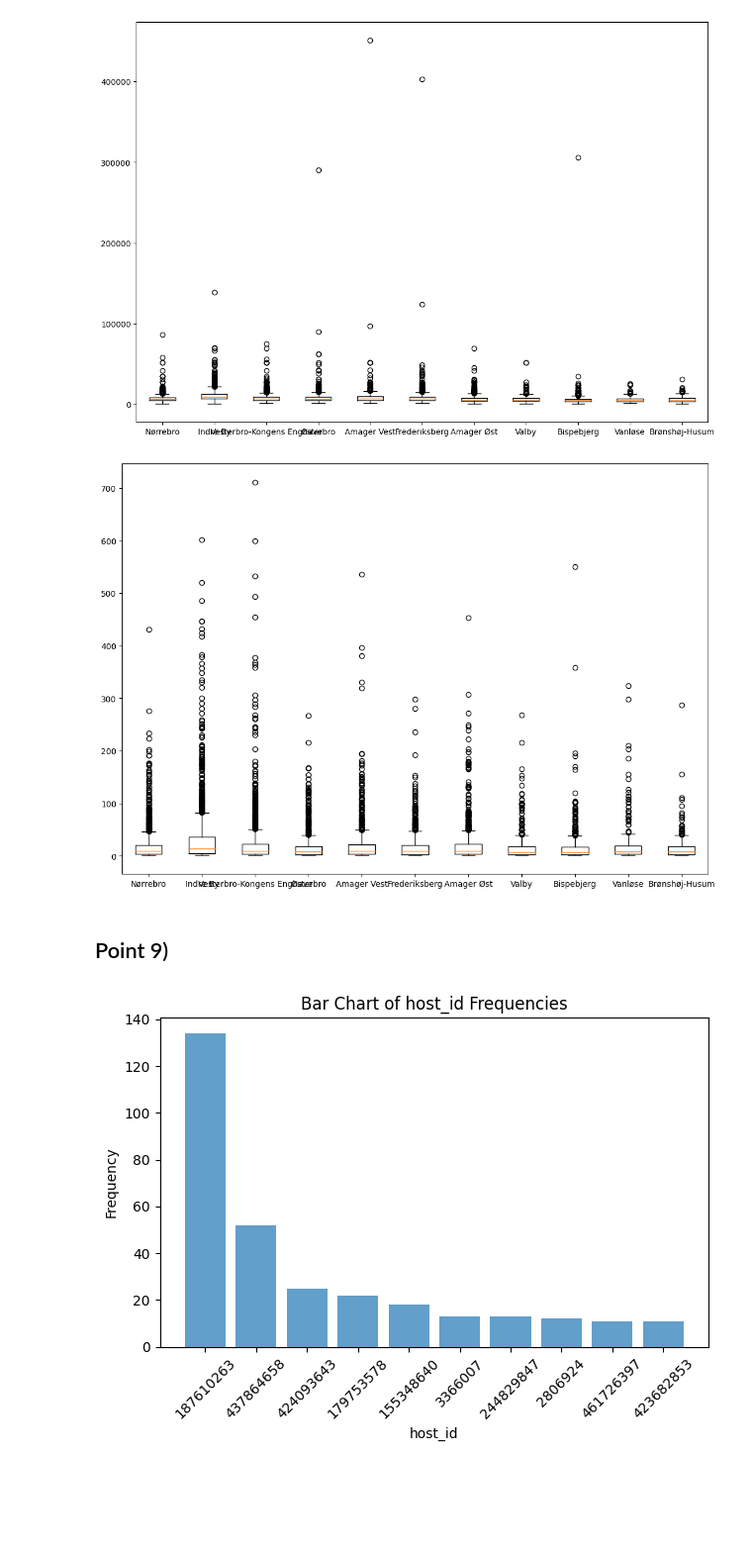
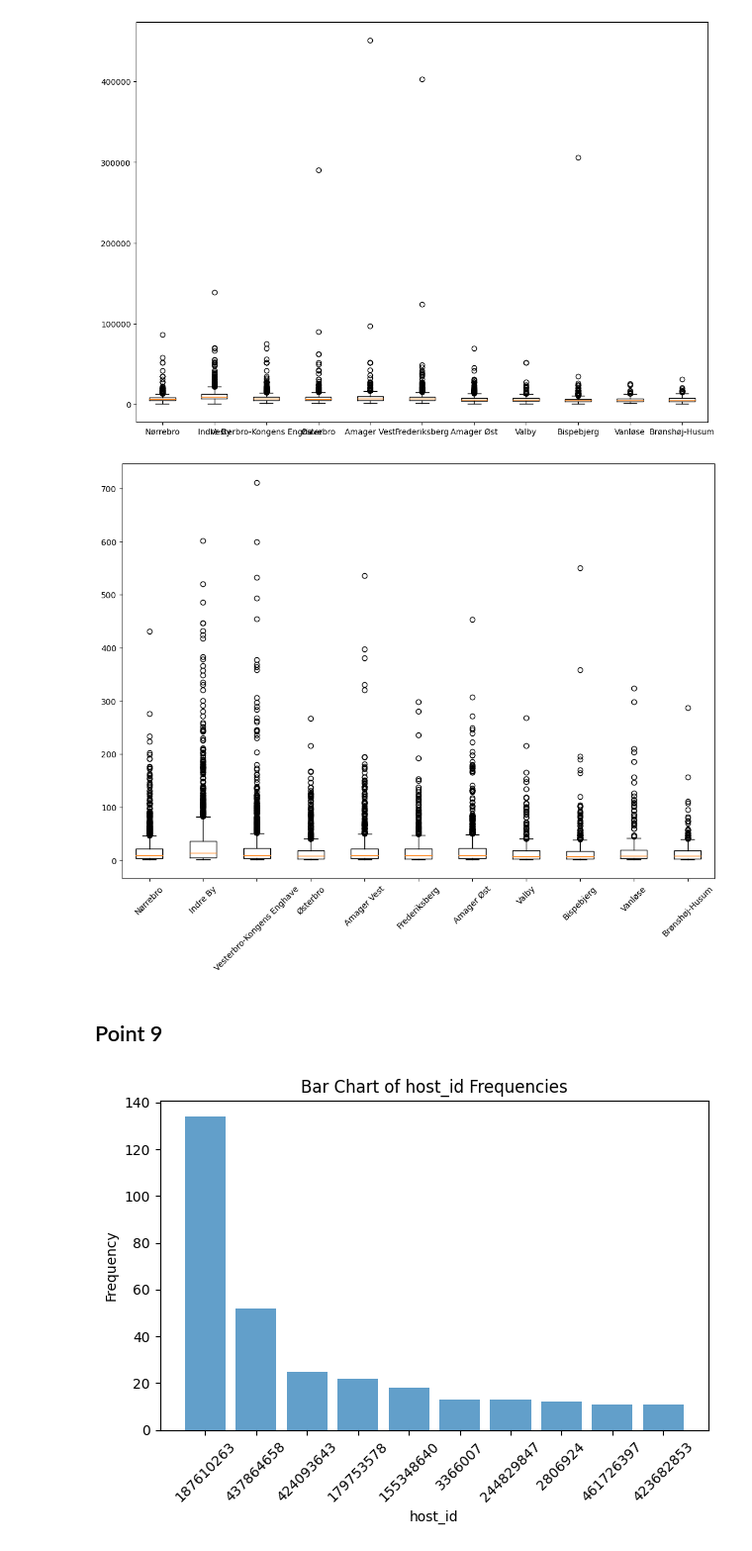
Before and after one commit to maxim-zavidei/viauc-mal1-a23, a Jupyter notebook: assignment1/assignment-solution.ipynb, the cells around one changed output. Shown at 99% size. Saved outputs shown, nothing was run; the diff lists cells and outputs as text; code cells hidden in the pictures; blank space fills up the shorter version.

```diff
--- a/assignment1/assignment-solution.ipynb
+++ b/assignment1/assignment-solution.ipynb
@@ -356,37 +351,39 @@ plt.show()
 # %%
 neighborhoods = [
     'Nørrebro',
     'Indre By',
     'Vesterbro-Kongens Enghave',
     'Østerbro',
     'Amager Vest',
     'Frederiksberg',
     'Amager Øst',
     'Valby',
     'Bispebjerg',
     'Vanløse',
     'Brønshøj-Husum'
 ]
 
 fig = plt.figure(figsize =(10, 7))
 
 # Creating axes instance
 ax = fig.add_axes([0, 0, 1, 1])
 
 data = []
 
 for category in neighborhoods:
     subset = relevant_listings[relevant_listings['neighbourhood_cleansed'] == category]
     data.append(subset['number_of_reviews'])
 
 bp = plt.boxplot(data, labels=neighborhoods)
 
-# show plot
+plt.xticks(rotation=45)
+
+# Show plot
 plt.show()
 # %% [output]
-[figure, old version]
+[figure, new version]
 # %% [markdown]
-## Point 9)
+## Point 9
 # %%
 top_10_entries = relevant_listings['host_id'].value_counts().head(10)
 
```
Also changed, not shown: parts of 31 cells of this notebook.
